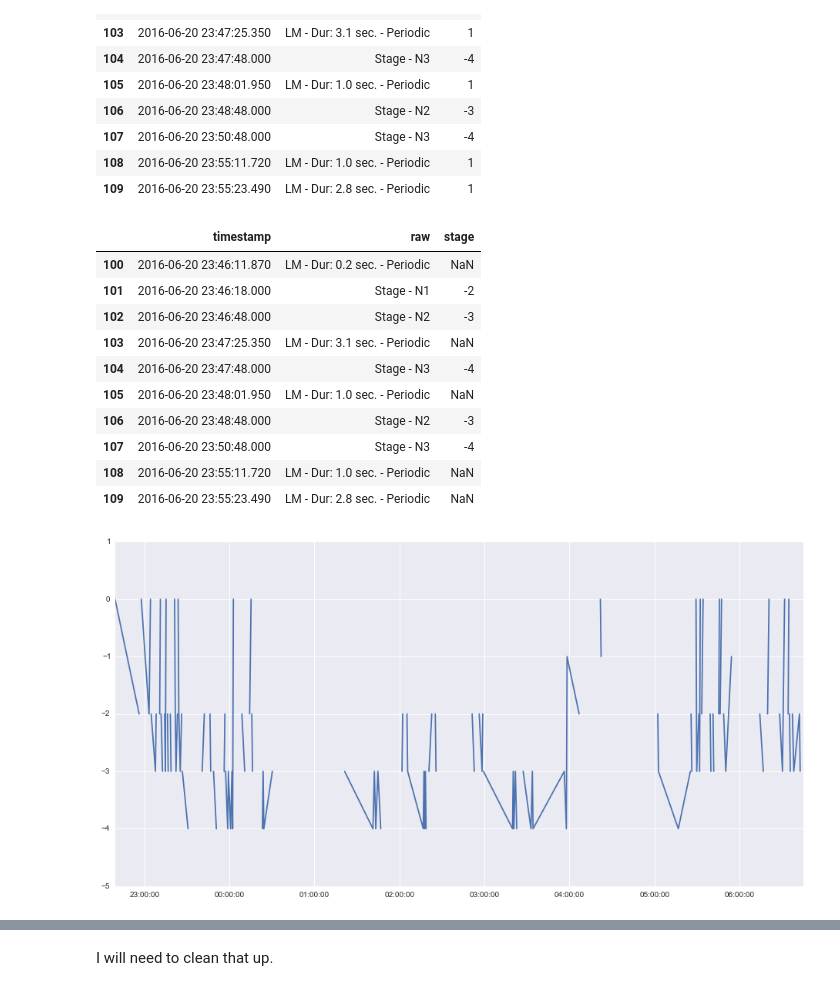
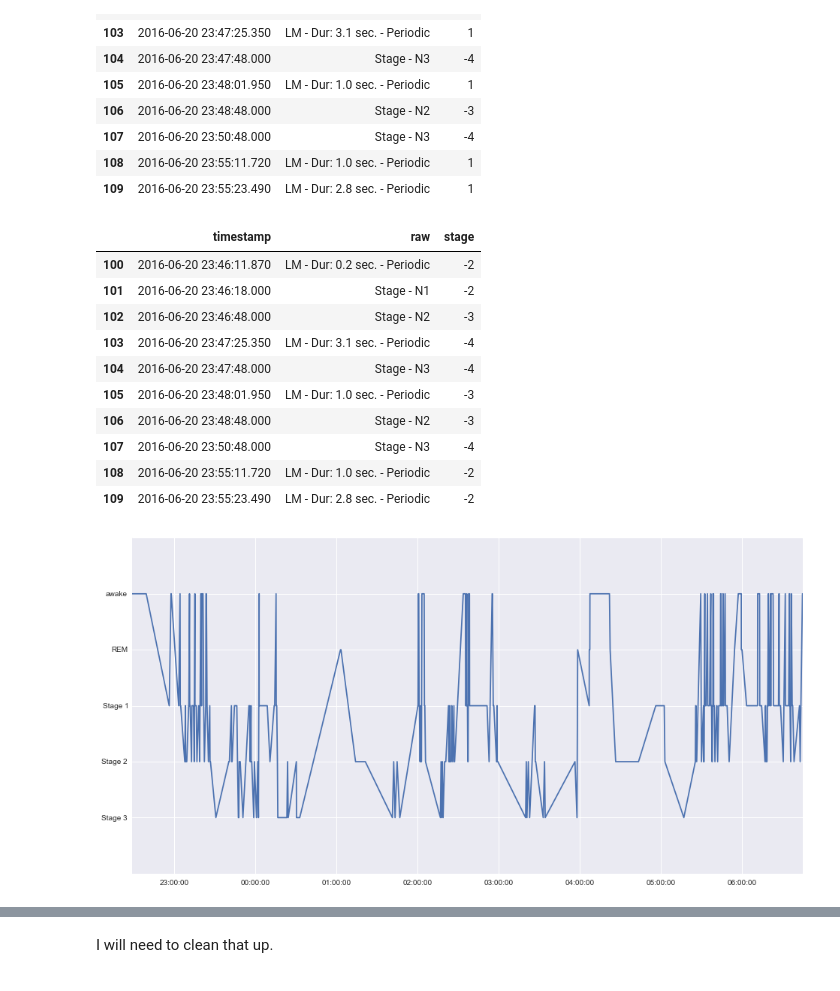
Before and after one commit to pawelngei/neuroon-notebook, a Jupyter notebook: NeuroOn.ipynb, the cells around one changed output, grey strips where cells are left out. Drawn from its saved outputs; the diff is of its cells as text; code cells hidden in the pictures.

Commit message:
backfill stage values

```diff
--- a/NeuroOn.ipynb
+++ b/NeuroOn.ipynb
@@ -389,24 +391,24 @@ psg_stages[100:110]
 # EXTREMELY FUGLY DO NOT DO THAT JUST FOR TESTS
 # psg_stages['stage'] = psg_stages.apply(extrapolate_previous)
 psg_stages['stage'] = psg_stages['stage'].apply(lambda x: x if x < 1 else None)
-# psg_stages_simple = psg_stages[psg_stages['stage'] <]
+psg_stages['stage'] = psg_stages['stage'].fillna(method='backfill')
 psg_stages[100:110]
 # %% [output]
 |  | timestamp | raw | stage |
-| 100 | 2016-06-20 23:46:11.870 | LM - Dur: 0.2 sec. - Periodic | NaN |
+| 100 | 2016-06-20 23:46:11.870 | LM - Dur: 0.2 sec. - Periodic | -2 |
 | 101 | 2016-06-20 23:46:18.000 | Stage - N1 | -2 |
 | 102 | 2016-06-20 23:46:48.000 | Stage - N2 | -3 |
-| 103 | 2016-06-20 23:47:25.350 | LM - Dur: 3.1 sec. - Periodic | NaN |
+| 103 | 2016-06-20 23:47:25.350 | LM - Dur: 3.1 sec. - Periodic | -4 |
 | 104 | 2016-06-20 23:47:48.000 | Stage - N3 | -4 |
-| 105 | 2016-06-20 23:48:01.950 | LM - Dur: 1.0 sec. - Periodic | NaN |
+| 105 | 2016-06-20 23:48:01.950 | LM - Dur: 1.0 sec. - Periodic | -3 |
 | 106 | 2016-06-20 23:48:48.000 | Stage - N2 | -3 |
 | 107 | 2016-06-20 23:50:48.000 | Stage - N3 | -4 |
-| 108 | 2016-06-20 23:55:11.720 | LM - Dur: 1.0 sec. - Periodic | NaN |
-| 109 | 2016-06-20 23:55:23.490 | LM - Dur: 2.8 sec. - Periodic | NaN |
+| 108 | 2016-06-20 23:55:11.720 | LM - Dur: 1.0 sec. - Periodic | -2 |
+| 109 | 2016-06-20 23:55:23.490 | LM - Dur: 2.8 sec. - Periodic | -2 |
 # %%
 pp.plot(psg_stages['timestamp'], psg_stages['stage'])
 pp.ylim(-5, 1)
-# pp.yticks(range(-5, 2), ['', 'Stage 3', 'Stage 2', 'Stage 1', 'REM', 'awake'])
+pp.yticks(range(-5, 2), ['', 'Stage 3', 'Stage 2', 'Stage 1', 'REM', 'awake'])
 pp.show()
 # %% [output]
-[figure, old version]
+[figure, new version]
```
Also changed, not shown: parts of 3 cells of this notebook.
